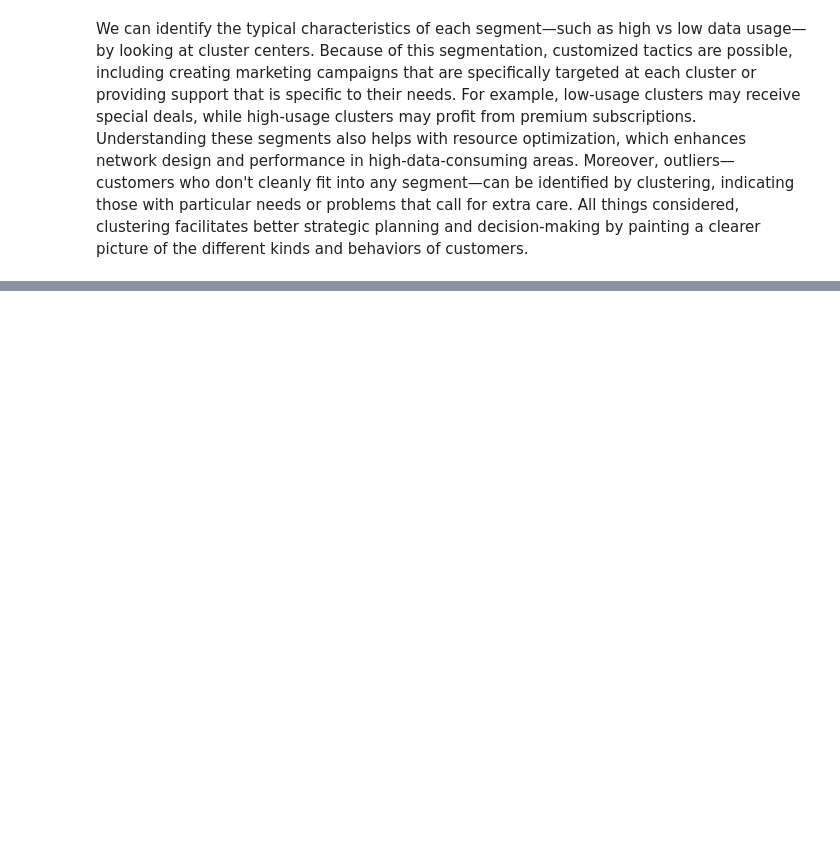
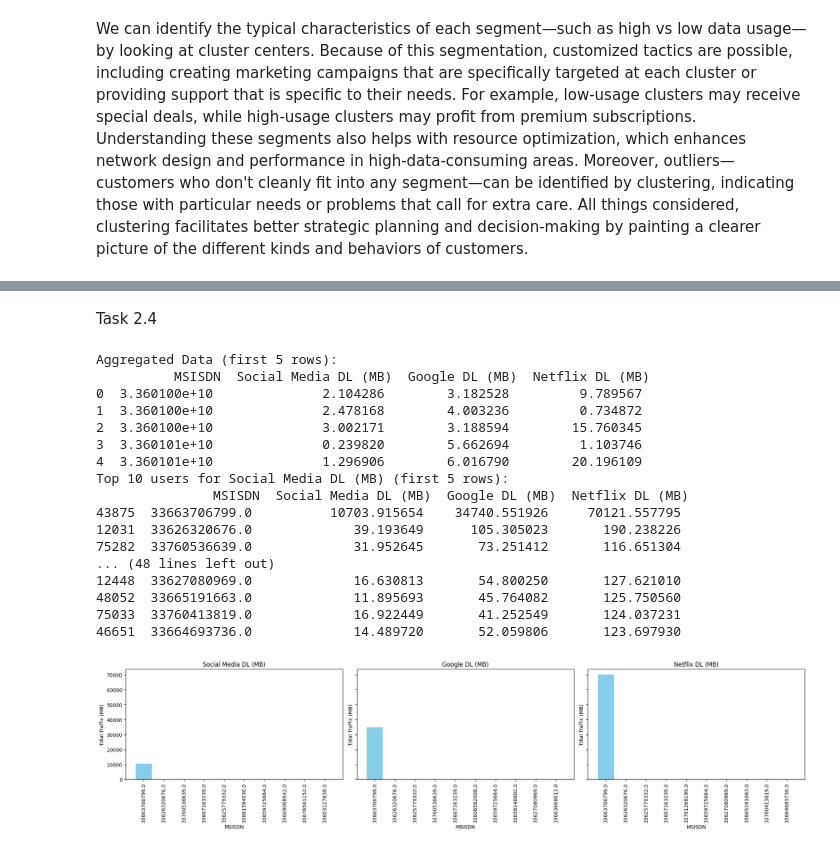
Before and after one commit to Ethel-Star/W2.Situation_Overview-, a Jupyter notebook: notebooks/User_Engagement_Analysis.ipynb, the cells around one changed output, grey strips where cells are left out. Cells and saved outputs as stored; diff of their text form; code cells hidden in the pictures; blank space fills up the shorter version.

```diff
--- a/notebooks/User_Engagement_Analysis.ipynb
+++ b/notebooks/User_Engagement_Analysis.ipynb
@@ -172,0 +202,29 @@ We can identify the typical characteristics of each segment—such as high vs lo
+# %% [markdown]
+Task 2.4
+# %%
+data_utils.aggregate_user_traffic()
+
+# Get top 10 engaged users per application
+data_utils.top_engaged_users()
+
+# Plot the top 3 most used applications
+data_utils.plot_top_applications()
+# %% [output]
+Aggregated Data (first 5 rows):
+          MSISDN  Social Media DL (MB)  Google DL (MB)  Netflix DL (MB)
+0  3.360100e+10              2.104286        3.182528         9.789567
+1  3.360100e+10              2.478168        4.003236         0.734872
+2  3.360100e+10              3.002171        3.188594        15.760345
+3  3.360101e+10              0.239820        5.662694         1.103746
+4  3.360101e+10              1.296906        6.016790        20.196109
+Top 10 users for Social Media DL (MB) (first 5 rows):
+               MSISDN  Social Media DL (MB)  Google DL (MB)  Netflix DL (MB)
+43875  33663706799.0          10703.915654    34740.551926     70121.557795
+12031  33626320676.0             39.193649      105.305023       190.238226
+75282  33760536639.0             31.952645       73.251412       116.651304
+... (48 lines left out)
+12448  33627080969.0             16.630813       54.800250       127.621010
+48052  33665191663.0             11.895693       45.764082       125.750560
+75033  33760413819.0             16.922449       41.252549       124.037231
+46651  33664693736.0             14.489720       52.059806       123.697930
+[figure, added]
```
Also changed, not shown: parts of 8 cells of this notebook.
